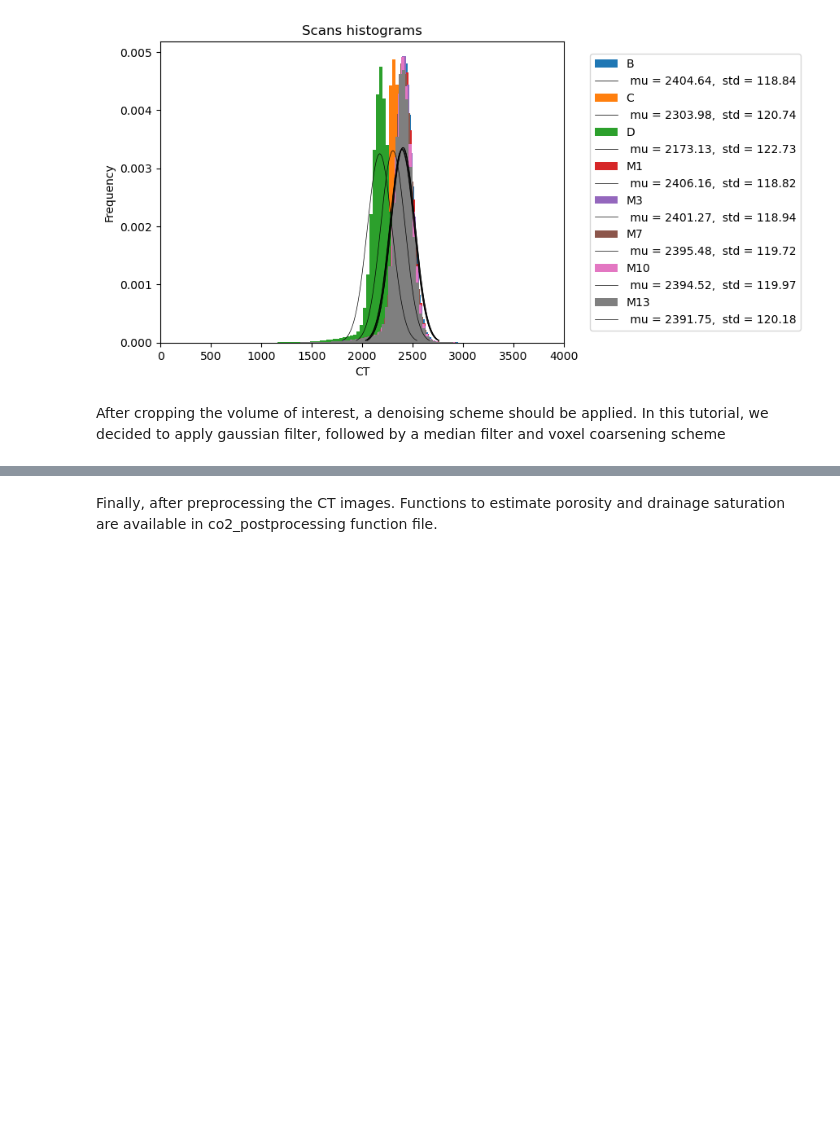
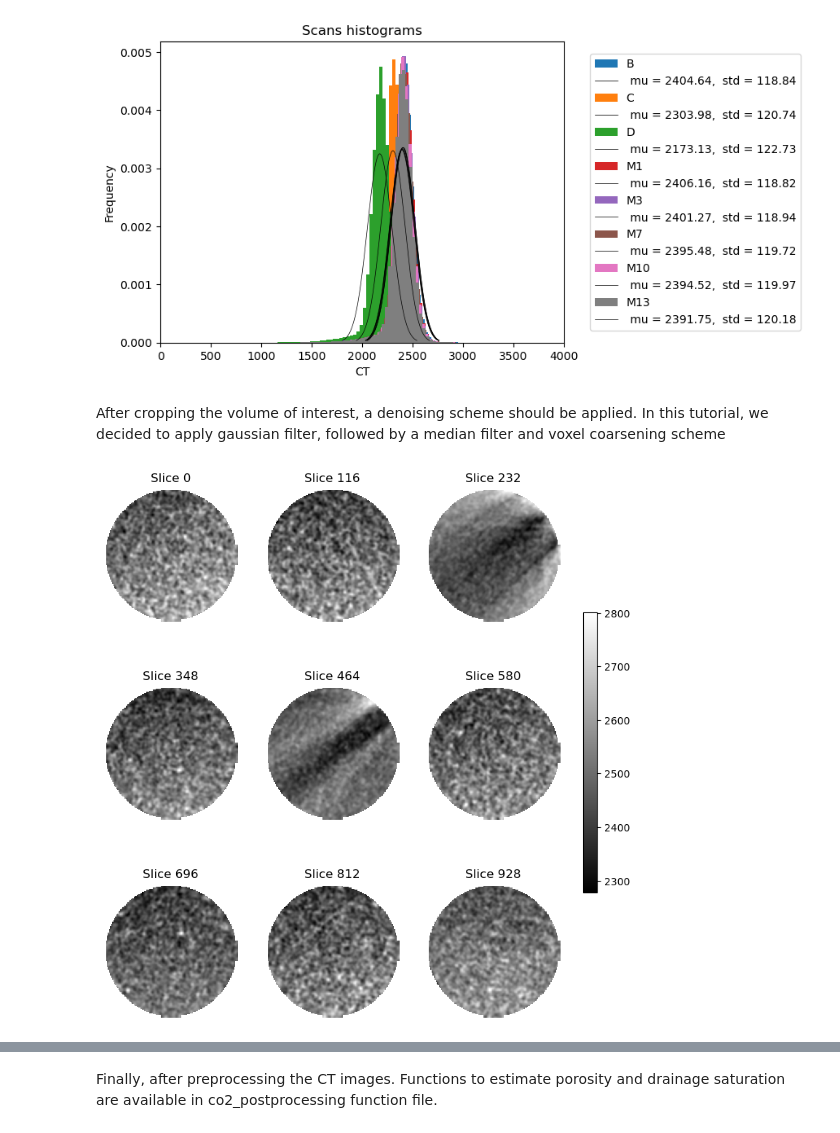
Before and after one commit to jimindzhou/ct_scanner_, a Jupyter notebook: EX3.ipynb, the cells around one changed output, grey strips where cells are left out. Drawn from its saved outputs; the diff is of its cells as text; code cells hidden in the pictures; blank space fills up the shorter version.

```diff
--- a/EX3.ipynb
+++ b/EX3.ipynb
@@ -60,6 +60,10 @@ After cropping the volume of interest, a denoising scheme should be applied. In
 gdict = {}
 for key in mdict.keys():
     gdict[key] = rp.apply_gaussian(mdict[key],sigma=1)
+# %%
+ps.plot_slices(gdict['B'],3,3)
+# %% [output]
+[figure, added]
 # %%
 # Resample scans
 fdict = {}
```
Also changed, not shown: parts of 7 cells of this notebook, 1 other file.
